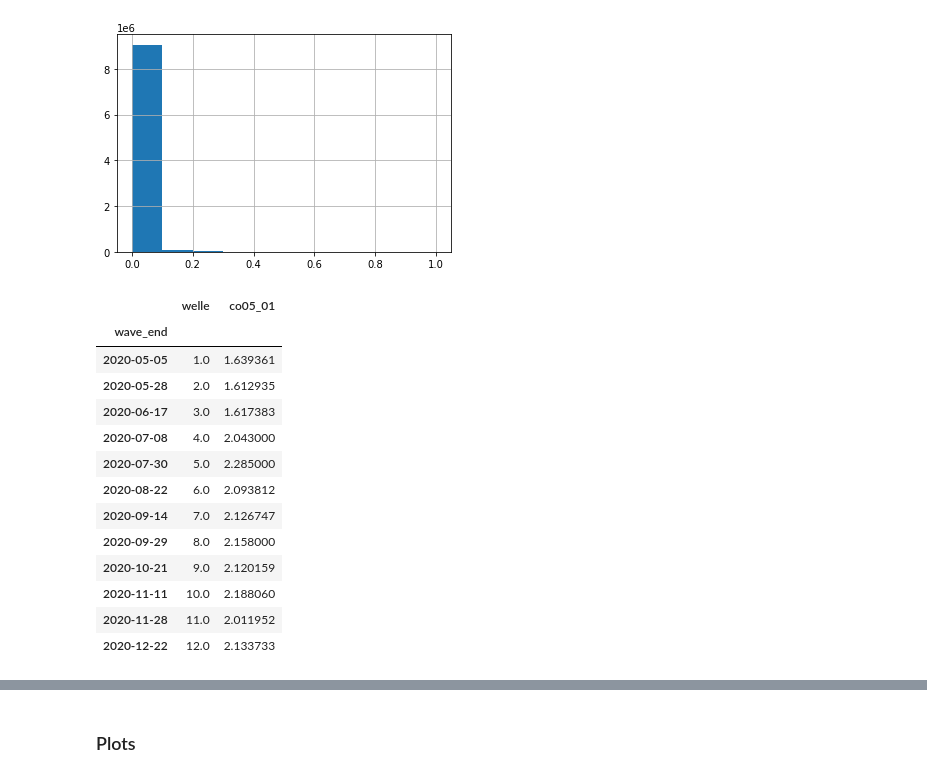
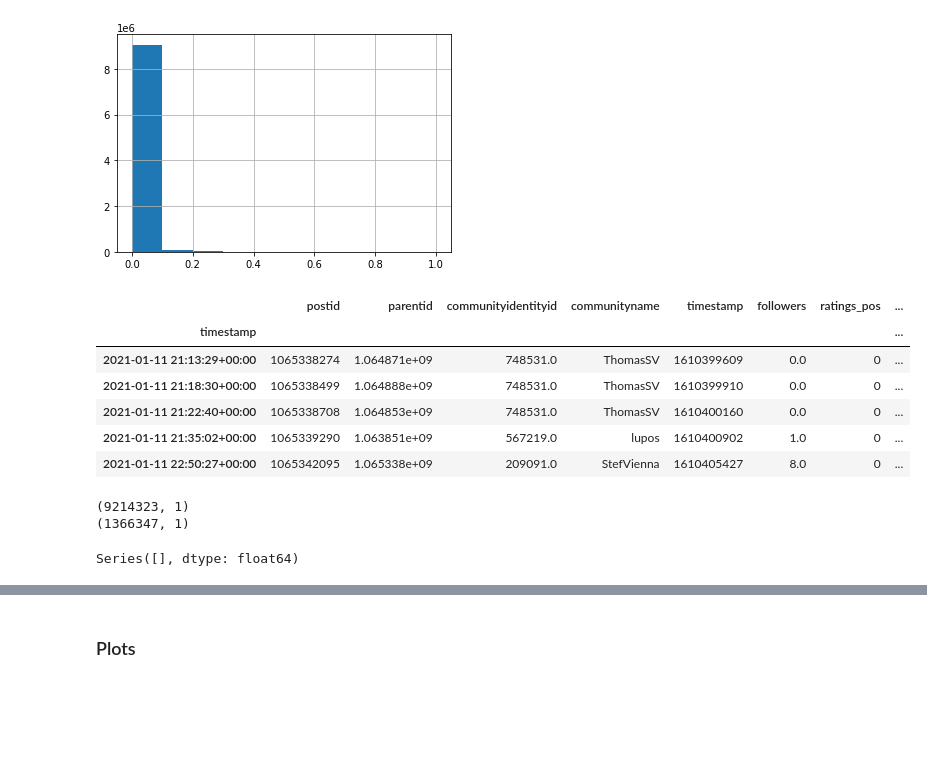
Before and after one commit to nostromo7/IPDS_standardforum, a Jupyter notebook: code/analysis.ipynb, the cells around one changed output, grey strips where cells are left out. Drawn from its saved outputs; the diff is of its cells as text; code cells hidden in the pictures; blank space fills up the shorter version.

```diff
--- a/code/analysis.ipynb
+++ b/code/analysis.ipynb
@@ -6,10 +7,12 @@ import os
 # %% [markdown]
 ### Global Variables
 # %%
-start, end = '2020-03-06', '2021-01-27' #postings df
+#start, end = '2020-03-06', '2021-01-27' #postings df
+start, end = '2020-01-01', '2021-01-27'
 start_lockdown1, start_lockdown2, start_lockdown3 = '2020-03-16', '2020-11-17', '2020-12-26'
 end_lockdown1, end_lockdown2, end_lockdown3 = '2020-04-20', '2020-12-06', '2021-02-07'
 input_postings = r'../data/preprocessing/combined_postings_final.pickle'
+input_summer_gap = r'../data/preprocessing/year_20_final.pickle'
 input_survey = r'../data/survey_data_covid_variables.csv'
 # %% [markdown]
 ### Load datasets
@@ -91,22 +102,15 @@ postings['anger'].hist()
 # %% [output]
 <AxesSubplot:>
 [figure]
-# %%
-survey_grouped = survey_sub.groupby('welle').resample('1d').mean()
-survey_grouped.index = survey_grouped.index.droplevel('welle')
-survey_grouped
-# %% [output]
-|  | welle | co05_01 |
-| wave_end |  |  |
-| 2020-05-05 | 1.0 | 1.639361 |
-| 2020-05-28 | 2.0 | 1.612935 |
-| 2020-06-17 | 3.0 | 1.617383 |
-| 2020-07-08 | 4.0 | 2.043000 |
-| 2020-07-30 | 5.0 | 2.285000 |
-| 2020-08-22 | 6.0 | 2.093812 |
-| 2020-09-14 | 7.0 | 2.126747 |
-| 2020-09-29 | 8.0 | 2.158000 |
-| 2020-10-21 | 9.0 | 2.120159 |
-| 2020-11-11 | 10.0 | 2.188060 |
-| 2020-11-28 | 11.0 | 2.011952 |
-| 2020-12-22 | 12.0 | 2.133733 |
+# %%
+postings_summer_gap = pd.read_pickle(input_summer_gap).sort_index()
+postings_summer_gap.index = pd.to_datetime(postings_summer_gap.index, utc=True)
+postings_summer_gap.tail()
+# %% [output]
+|  | postid | parentid | communityidentityid | communityname | timestamp | followers | ratings_pos | ... |
+| timestamp |  |  |  |  |  |  |  | ... |
+| 2021-01-11 21:13:29+00:00 | 1065338274 | 1.064871e+09 | 748531.0 | ThomasSV | 1610399609 | 0.0 | 0 | ... |
+| 2021-01-11 21:18:30+00:00 | 1065338499 | 1.064888e+09 | 748531.0 | ThomasSV | 1610399910 | 0.0 | 0 | ... |
+| 2021-01-11 21:22:40+00:00 | 1065338708 | 1.064853e+09 | 748531.0 | ThomasSV | 1610400160 | 0.0 | 0 | ... |
+| 2021-01-11 21:35:02+00:00 | 1065339290 | 1.063851e+09 | 567219.0 | lupos | 1610400902 | 1.0 | 0 | ... |
+| 2021-01-11 22:50:27+00:00 | 1065342095 | 1.065338e+09 | 209091.0 | StefVienna | 1610405427 | 8.0 | 0 | ... |
@@ -112,0 +119,15 @@ survey_grouped
+# %%
+p1 = pd.DataFrame(postings['anger'])
+p1.index = postings['pid']
+
+p2 = pd.DataFrame(postings_summer_gap['anger'])
+p2.index = postings_summer_gap['postid']
+print(p1.shape)
+print(p2.shape)
+# %% [output]
+(9214323, 1)
+(1366347, 1)
+# %%
+pd.Series(list(set(postings['pid']) & set(postings_summer_gap['postid'])))
+# %% [output]
+Series([], dtype: float64)
```
Also changed, not shown: parts of 11 cells of this notebook, 3 other files.
